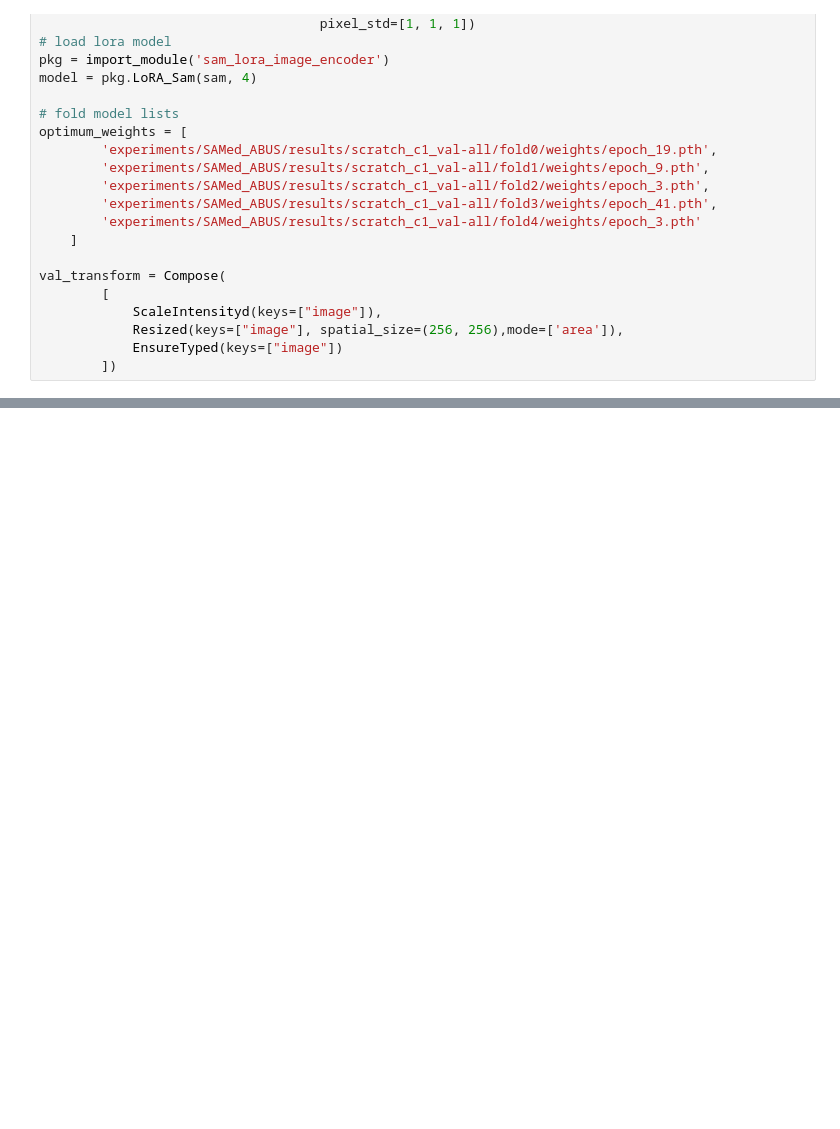
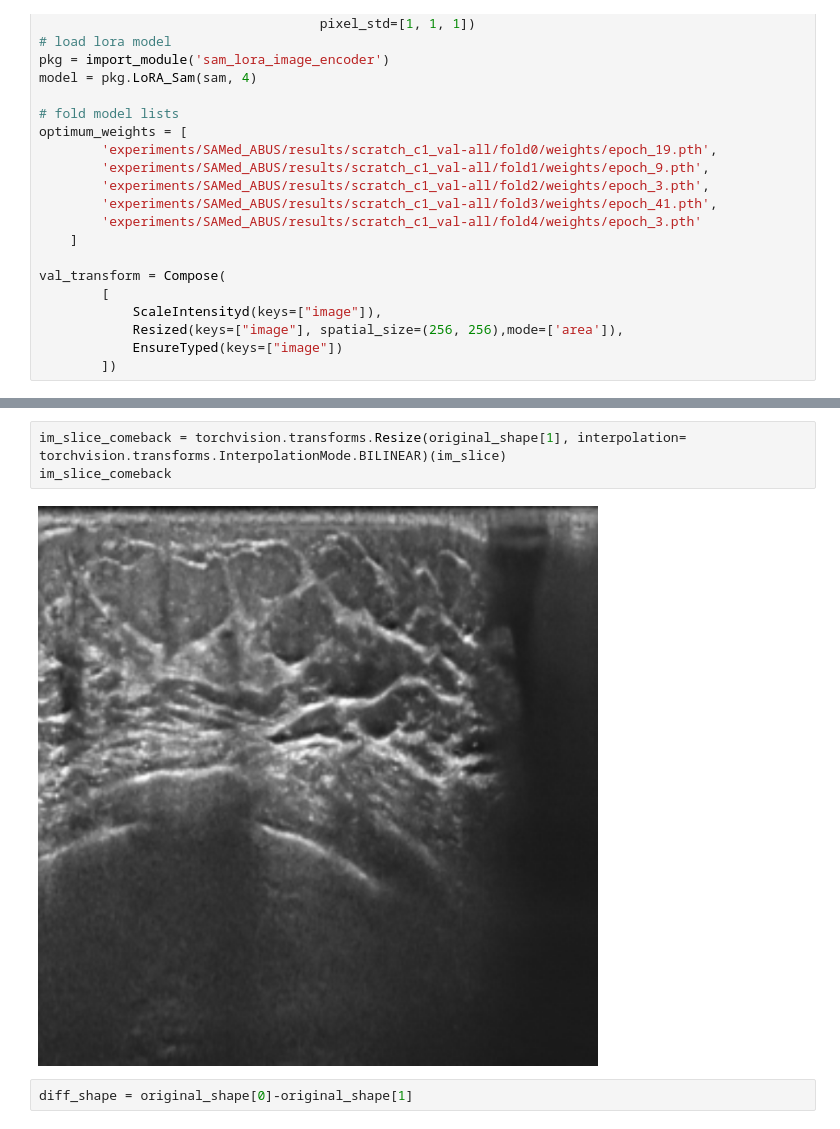
Before and after one commit to VICTORIA-project/tdsc_abus23, a Jupyter notebook: experiments/inference/segmentation/playground.ipynb, the cells around one changed output, grey strips where cells are left out. Cells and saved outputs as stored; diff of their text form; blank space fills up the shorter version.

```diff
--- a/experiments/inference/segmentation/playground.ipynb
+++ b/experiments/inference/segmentation/playground.ipynb
@@ -370,0 +440,7 @@ for sample_batch in valloader: # get some slides
+# %%
+im_slice_comeback = torchvision.transforms.Resize(original_shape[1], interpolation= torchvision.transforms.InterpolationMode.BILINEAR)(im_slice)
+im_slice_comeback
+# %% [output]
+[figure, added]
+# %%
+diff_shape = original_shape[0]-original_shape[1]
```
Also changed, not shown: parts of 17 cells of this notebook, 2 other files.
